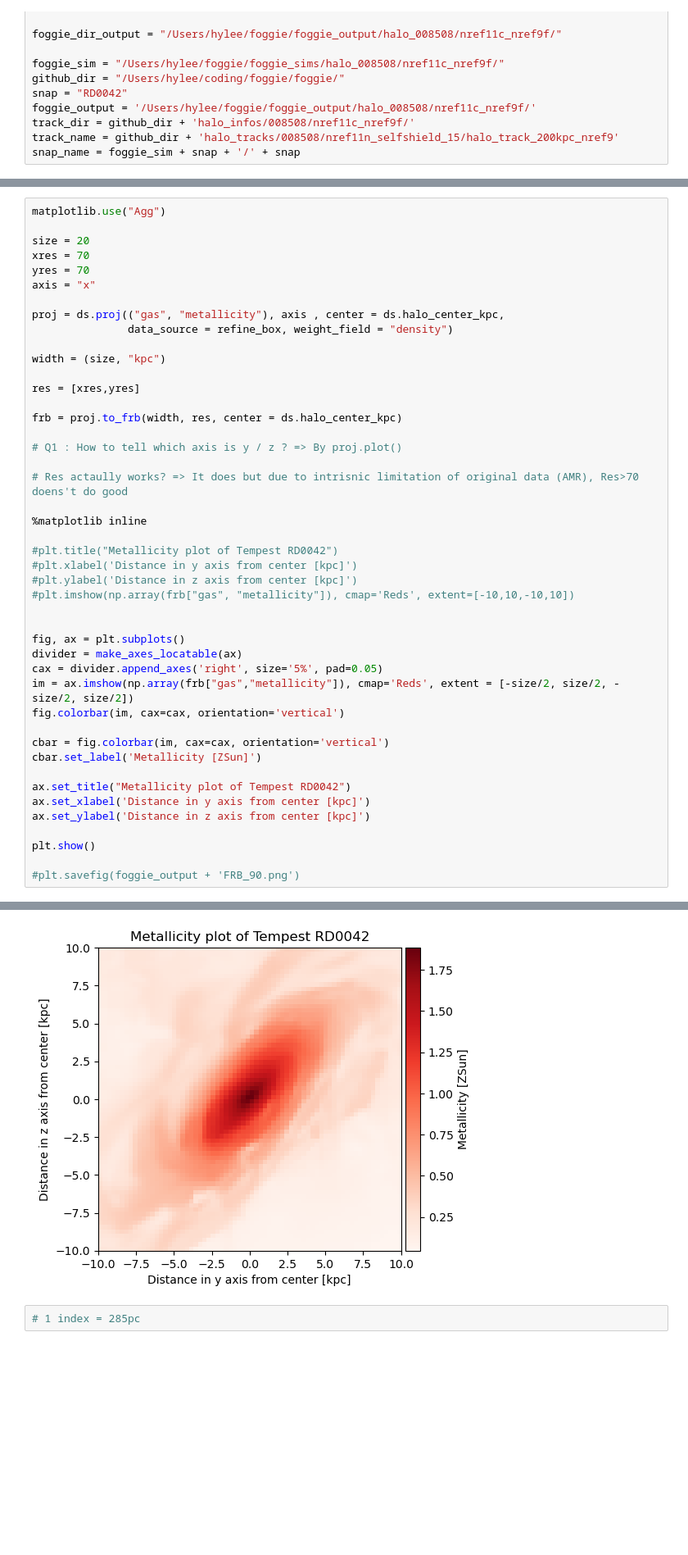
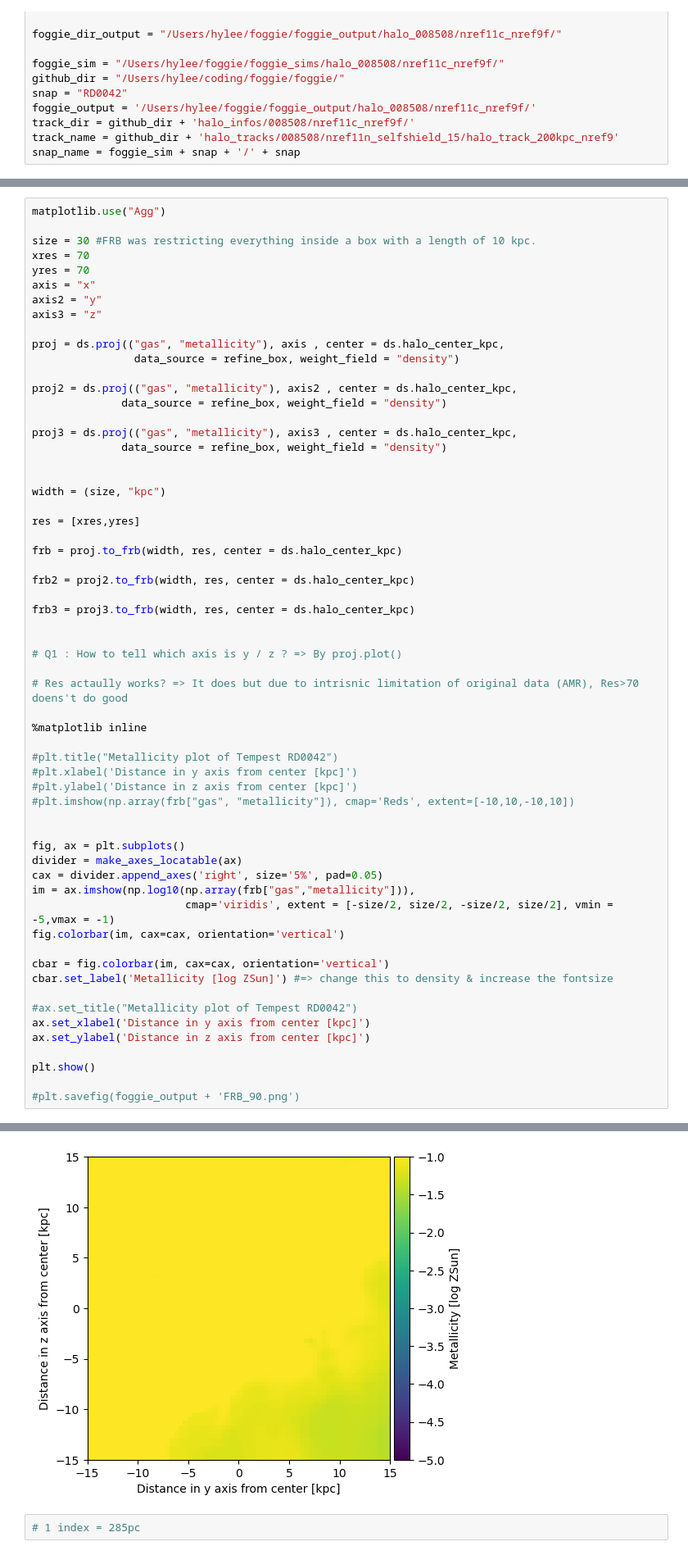
Before and after one commit to EugeneLee0506/foggie, a Jupyter notebook: foggie/Eugenecode/Fixed_Resolution_Buffer_Metallicity_Tempest_RD0042.ipynb, the cells around one changed output, grey strips where cells are left out. Shown at 82% size. Drawn from its saved outputs; the diff is of its cells as text; blank space fills up the shorter version.

```diff
--- a/foggie/Eugenecode/Fixed_Resolution_Buffer_Metallicity_Tempest_RD0042.ipynb
+++ b/foggie/Eugenecode/Fixed_Resolution_Buffer_Metallicity_Tempest_RD0042.ipynb
@@ -50,19 +50,33 @@ Pulling halo center from catalog file
 # %%
 matplotlib.use("Agg")
 
-size = 20
+size = 30 #FRB was restricting everything inside a box with a length of 10 kpc.
 xres = 70
 yres = 70
 axis = "x"
+axis2 = "y"
+axis3 = "z"
 
 proj = ds.proj(("gas", "metallicity"), axis , center = ds.halo_center_kpc,
-               data_source = refine_box, weight_field = "density")
+                data_source = refine_box, weight_field = "density")
+
+proj2 = ds.proj(("gas", "metallicity"), axis2 , center = ds.halo_center_kpc,
+              data_source = refine_box, weight_field = "density")
+
+proj3 = ds.proj(("gas", "metallicity"), axis3 , center = ds.halo_center_kpc,
+              data_source = refine_box, weight_field = "density")
+
 
 width = (size, "kpc")
 
 res = [xres,yres]
 
 frb = proj.to_frb(width, res, center = ds.halo_center_kpc)
+
+frb2 = proj2.to_frb(width, res, center = ds.halo_center_kpc)
+
+frb3 = proj3.to_frb(width, res, center = ds.halo_center_kpc)
+
 
 # Q1 : How to tell which axis is y / z ? => By proj.plot()
 
@@ -79,13 +93,14 @@ frb = proj.to_frb(width, res, center = ds.halo_center_kpc)
 fig, ax = plt.subplots()
 divider = make_axes_locatable(ax)
 cax = divider.append_axes('right', size='5%', pad=0.05)
-im = ax.imshow(np.array(frb["gas","metallicity"]), cmap='Reds', extent = [-size/2, size/2, -size/2, size/2])
+im = ax.imshow(np.log10(np.array(frb["gas","metallicity"])),
+                        cmap='viridis', extent = [-size/2, size/2, -size/2, size/2], vmin = -5,vmax = -1)
 fig.colorbar(im, cax=cax, orientation='vertical')
 
 cbar = fig.colorbar(im, cax=cax, orientation='vertical')
-cbar.set_label('Metallicity [ZSun]')
+cbar.set_label('Metallicity [log ZSun]') #=> change this to density & increase the fontsize
 
-ax.set_title("Metallicity plot of Tempest RD0042")
+#ax.set_title("Metallicity plot of Tempest RD0042")
 ax.set_xlabel('Distance in y axis from center [kpc]')
 ax.set_ylabel('Distance in z axis from center [kpc]')
 
@@ -98,4 +113,4 @@ yt : [INFO     ] 2023-06-22 11:24:29,705 Making a fixed resolution buffer of (('
-[figure, old version]
+[figure, new version]
 # %%
 # 1 index = 285pc
 # %%
```
Also changed, not shown: parts of 13 cells of this notebook.
